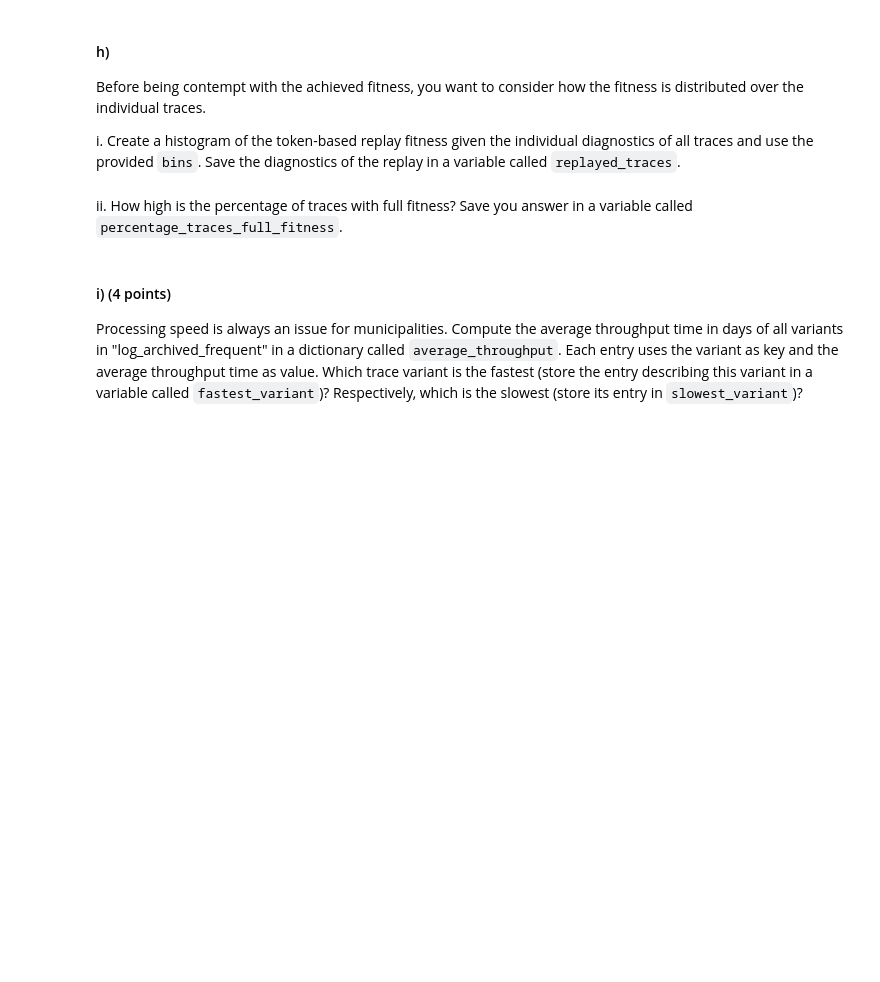
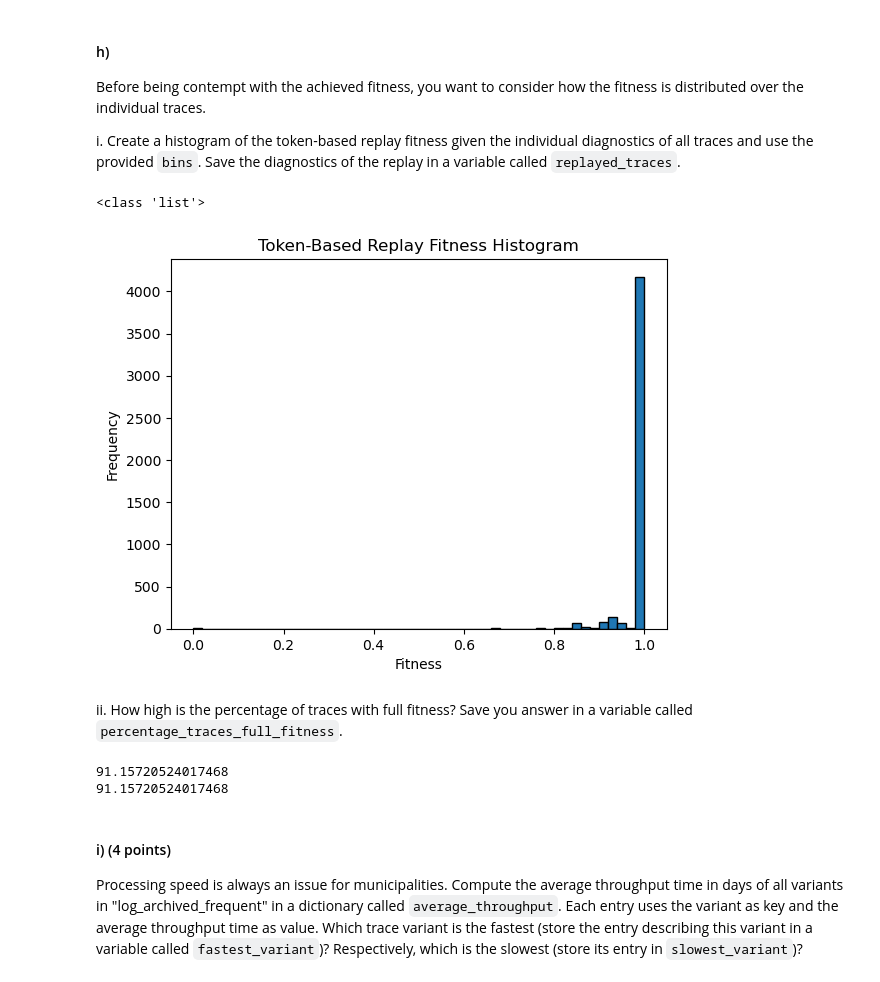
Before and after one commit to sillyduckyluck/IDS_part_2, a Jupyter notebook: Part_2/Q3_Process_Mining.ipynb, the cells around one changed output. Drawn from its saved outputs; the diff is of its cells as text; code cells hidden in the pictures; blank space fills up the shorter version.

Commit message:
token based fitness replays

```diff
--- a/Part_2/Q3_Process_Mining.ipynb
+++ b/Part_2/Q3_Process_Mining.ipynb
@@ -433,4 +432,5 @@ __Student Answer:__ _your answer goes here_
 Assess how well this model represents all traces in the log. Compute the token-based replay fitness on the event log `sa_log`.
 Store the log's fitness in a variable called `log_fitness` and display the value.
 # %%
-# YOUR CODE HERE
+log_fitness = pm4py.fitness_token_based_replay(sa_log, net, initial_marking, final_marking)
+print(log_fitness)
@@ -443,11 +445,40 @@ Save the diagnostics of the replay in a variable called `replayed_traces`.
 # %%
 bins = np.arange(0, 1.02, 0.02)
 
-# YOUR CODE HERE
+#from pm4py.statistics.tokenreplay.algorithm import evaluator
+x = []
+replayed_traces = pm4py.conformance_diagnostics_token_based_replay(sa_log, net, initial_marking, final_marking)
+print(type(replayed_traces))
+for item in replayed_traces:
+    x.append(item['trace_fitness'])
+
+plt.hist(x, bins=bins, edgecolor='black')
+plt.xlabel('Fitness')
+plt.ylabel('Frequency')
+plt.title('Token-Based Replay Fitness Histogram')
+plt.show()
+# %% [output]
+<class 'list'>
+[figure, added]
 # %% [markdown]
 ii. How high is the percentage of traces with full fitness? Save you answer in a variable called `percentage_traces_full_fitness`.
 # %%
 # YOUR CODE HERE
+x = []
+y = []
+for item in replayed_traces:
+    if item['trace_fitness'] != 1:
+        x.append(item)
+    else:
+        y.append(item)
+
+percentage_traces_full_fitness = len(y) / (len(x) + len(y)) * 100
+print(percentage_traces_full_fitness)
+
+print(log_fitness["perc_fit_traces"])
+# %% [output]
+91.15720524017468
+91.15720524017468
 # %% [markdown]
 #### i) (4 points)
 Processing speed is always an issue for municipalities.
```
Also changed, not shown: parts of 7 cells of this notebook, 1 other file.
